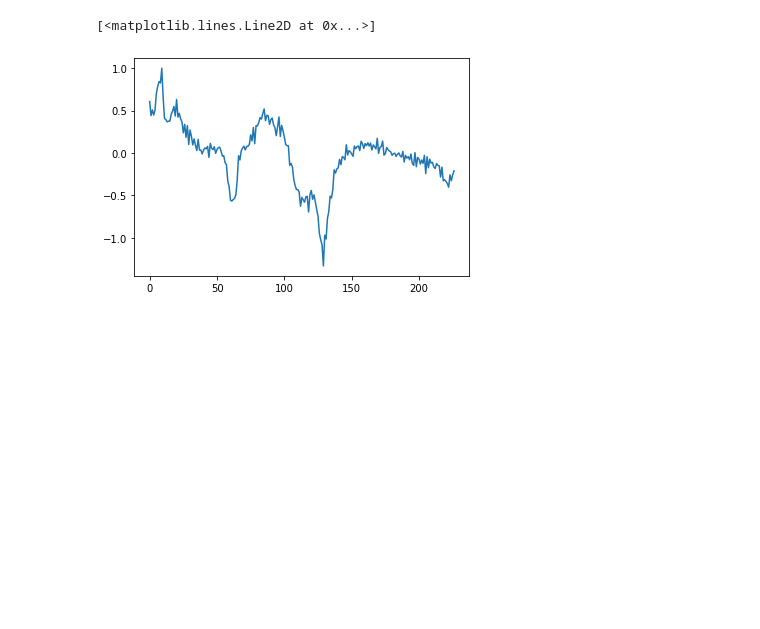
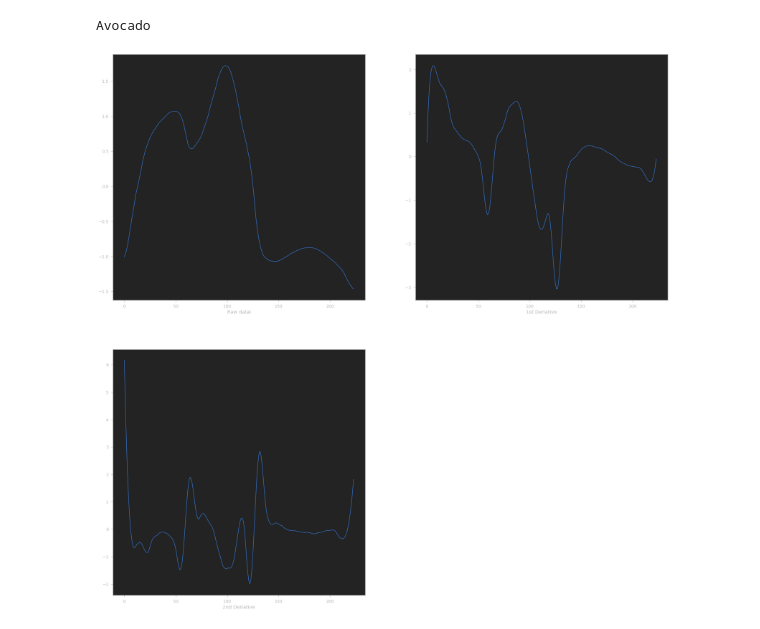
Before and after one commit to BuiKhoi/DUT-FruitNIRClassifier, a Jupyter notebook: deeplearning_section/Training data generator.ipynb, the cells around one changed output. Saved outputs shown, nothing was run; the diff lists cells and outputs as text; code cells hidden in the pictures; blank space fills up the shorter version.

Commit message:
Modify training method

```diff
--- a/deeplearning_section/Training data generator.ipynb
+++ b/deeplearning_section/Training data generator.ipynb
@@ -19,13 +8,3 @@ plt.plot(dfnp[:, 0], dfnp[:, 1])
-# %%
-base = './Data/train/train/Avocado/'
-for dirr in os.listdir(base):
-    if '.csv' in dirr:
-        if '_i' not in dirr:
-            with open(base + dirr, 'r') as read_file:
-                txtstr = read_file.read()
-            txtstr = txtstr[606:]
-            with open(base + dirr, 'w') as write_file:
-                write_file.write(txtstr)
 # %%
 X_data = []
 y_true = []
@@ -44,11 +23,12 @@ for folder in os.listdir(all_path):
                     df = df.loc[:, df.columns.intersection(['Wavelength (nm)', 'Sample Signal (unitless)'])]
                 try:
                     dfnp = df.to_numpy()[:, 1]
-                    if dfnp.shape != (228, ):
-                        print(dfnp.shape)
-                    X_data.append(np.expand_dims(input_norm(calc_deriative(dfnp)), 1))
+#                     if dfnp.shape != (228, ):
+#                         print(dfnp.shape)
+                    X_data.append(preprocess_spectrum(dfnp))
                     y_true.append(lbl)
-                except IndexError:
+                except IndexError as e:
+                    print(e)
                     print(df)
 #                     raise Exception
         count += 1
@@ -84,15 +64,32 @@ np.savez_compressed('./Data/Training data/training_der', xdata = X_data, ytrue =
 # %%
-file = np.load('./Data/Training data/training_der.npz')
+file = np.load('./Data/Training data/training_3layers.npz')
 len(file['ytrue'])
 X_data = file['xdata']
 y_true = file['ytrue']
-# %%
-rand = np.random.randint(0, len(X_data))
-plt.plot(X_data[rand])
-# print(y_true_dict[y_true[rand]])
-# %% [output]
-[<matplotlib.lines.Line2D at 0x...>]
-[figure, removed]
+# %%
+rand = np.random.randint(0, len(X_data))
+preprocess_data = X_data[rand]
+plt.figure(figsize=(30, 30))
+
+plt.subplot(2, 2, 1)
+plt.plot(preprocess_data[:, 0])
+plt.xlabel('Raw datal')
+
+plt.subplot(2, 2, 2)
+plt.plot(preprocess_data[:, 1])
+plt.xlabel('1st Deriative')
+
+plt.subplot(2, 2, 3)
+plt.plot(preprocess_data[:, 2])
+plt.xlabel('2nd Deriative')
+
+# plt.subplot(2, 2, 4)
+# plt.plot(preprocess_data[:, 3])
+# plt.xlabel('2nd Deriative')
+print(y_true_dict[y_true[rand]])
+# %% [output]
+Avocado
+[figure, added]
 # %%
 y_true_dict
 # %% [output]
```
Also changed, not shown: parts of 7 cells of this notebook, 5 other files.
